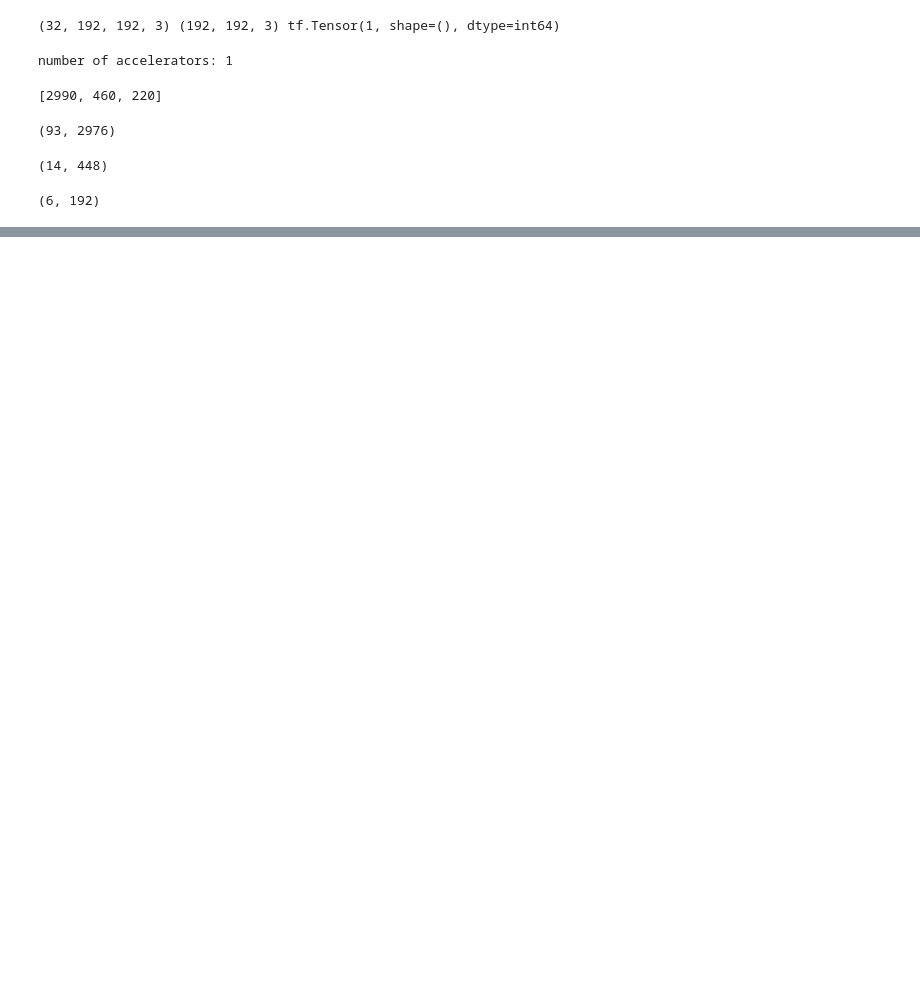
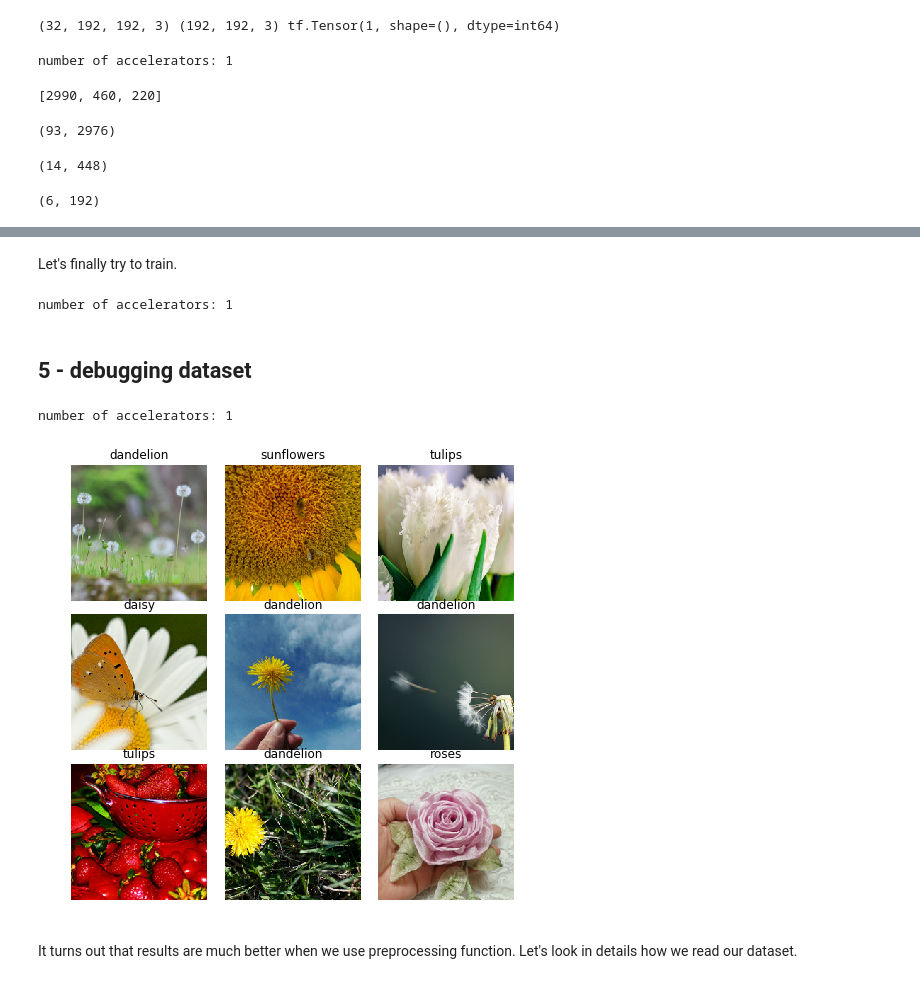
Before and after one commit to ilyarudyak/dl_projects_2020, a Jupyter notebook: _misc/flowers/flowers_tfr_v1.ipynb, the cells around one changed output, grey strips where cells are left out. Saved outputs shown, nothing was run; the diff lists cells and outputs as text; code cells hidden in the pictures; blank space fills up the shorter version.

```diff
--- a/_misc/flowers/flowers_tfr_v1.ipynb
+++ b/_misc/flowers/flowers_tfr_v1.ipynb
@@ -132,0 +181,6 @@ ft.test_steps, ft.test_steps * params.BATCH_SIZE
+# %% [markdown]
+Let's finally try to train.
+# %%
+ft = FlowersTrainer()
+# %% [output]
+number of accelerators: 1
@@ -132,0 +189,12 @@ ft.test_steps, ft.test_steps * params.BATCH_SIZE
+# %% [markdown]
+## 5 - debugging dataset
+# %%
+ft = FlowersTrainer()
+# %% [output]
+number of accelerators: 1
+# %%
+FlowerUtils.plot_sample_from_batch(ft.train_ds)
+# %% [output]
+[figure, added]
+# %% [markdown]
+It turns out that results are much better when we use preprocessing function. Let's look in details how we read our dataset.
```
Also changed, not shown: parts of 9 cells of this notebook, 4 other files.
